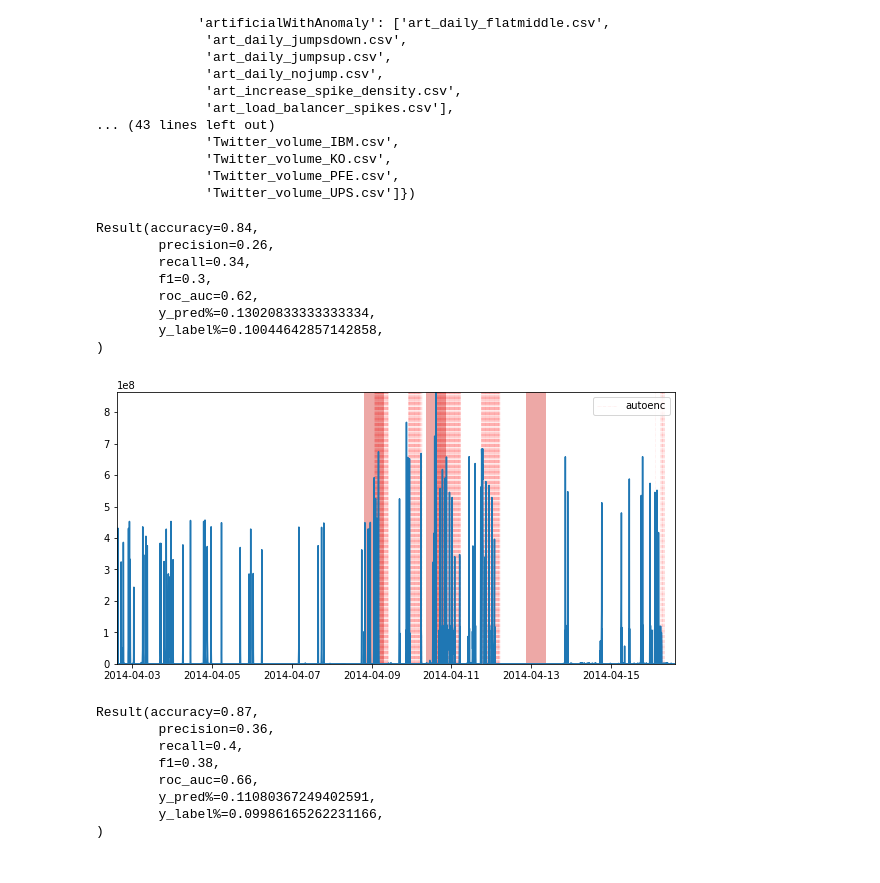
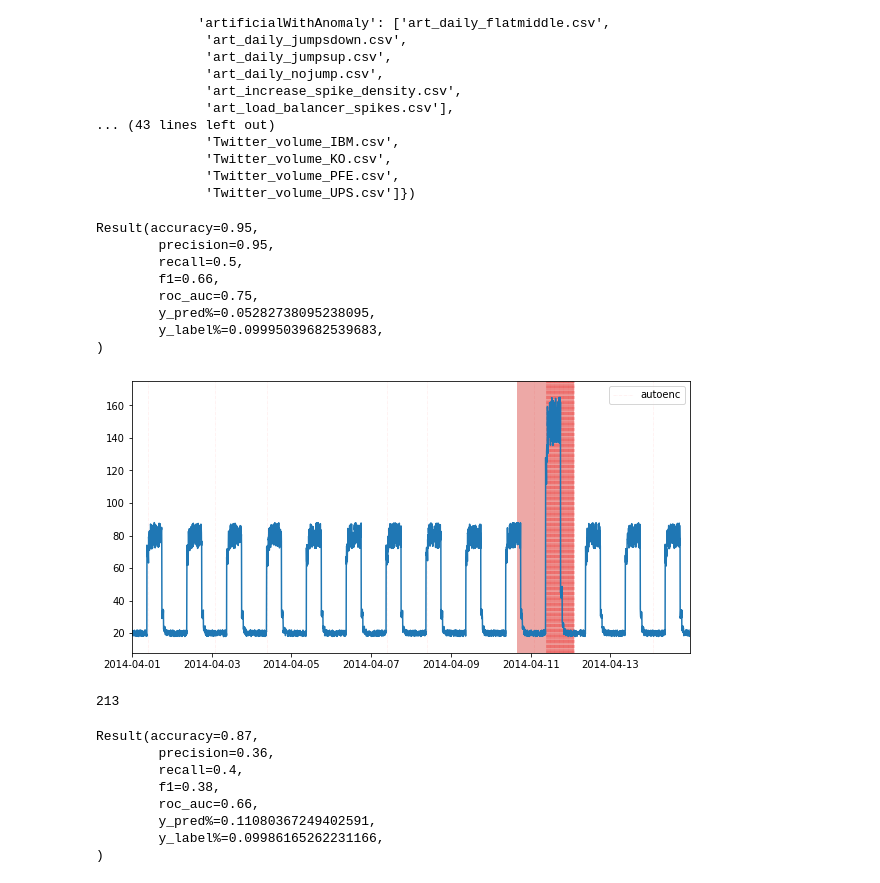
Before and after one commit to pbudzyns/ad_toolkit, a Jupyter notebook: notebooks/nab_exp.ipynb, the cells around one changed output. Drawn from its saved outputs; the diff is of its cells as text; code cells hidden in the pictures.

```diff
--- a/notebooks/nab_exp.ipynb
+++ b/notebooks/nab_exp.ipynb
@@ -36,7 +37,8 @@ def best_result(predictions, targets, max_error=None):
         threshold_range = np.linspace(
             np.min(predictions),
             min(3*np.mean(predictions), np.max(predictions)),
-            100,
+#             np.max(predictions),
+            200,
         )
     else:
         threshold_range = np.linspace(0, max_error, 100)
@@ -117,32 +130,38 @@ defaultdict(list,
               'Twitter_volume_PFE.csv',
               'Twitter_volume_UPS.csv']})
 # %%
-dataset = NabDataset(dataset="realAWSCloudwatch", file="ec2_disk_write_bytes_c0d644.csv")
+# realKnownCause/rogue_agent_key_hold.csv
+# artificialWithAnomaly/art_daily_jumpsup.csv
+dataset = NabDataset(dataset="artificialWithAnomaly", file="art_daily_jumpsup.csv")
 # dataset.plot()
 # plt.show()
 
 model = AutoEncoder(window_size=100, layers=(64, 32, 16), latent_size=10)
 x, y = dataset.data
 x_train = x[y != 1]
 model.train(x_train, epochs=40)
 
 scores = model.predict(x)
 result, threshold = best_result(scores, y)
 anomalies = (scores > threshold).astype(np.int32)
 
 dataset.plot(anomalies={'autoenc': anomalies})
 print(result)
 plt.show()
 # %% [output]
-Result(accuracy=0.84,
-        precision=0.26,
-        recall=0.34,
-        f1=0.3,
-        roc_auc=0.62,
-        y_pred%=0.13020833333333334,
-        y_label%=0.10044642857142858,
+Result(accuracy=0.95,
+        precision=0.95,
+        recall=0.5,
+        f1=0.66,
+        roc_auc=0.75,
+        y_pred%=0.05282738095238095,
+        y_label%=0.09995039682539683,
 )
-[figure, old version]
+[figure, new version]
+# %%
+anomalies.sum()
+# %% [output]
+213
 # %%
 dataset.plot(anomalies={'autoenc': anomalies}, anomaly_style_kwargs={'lw': 0.5, 'ls': '-.', 'alpha': 0.2})
 print(result)
```
Also changed, not shown: parts of 11 cells of this notebook, 4 other files.
